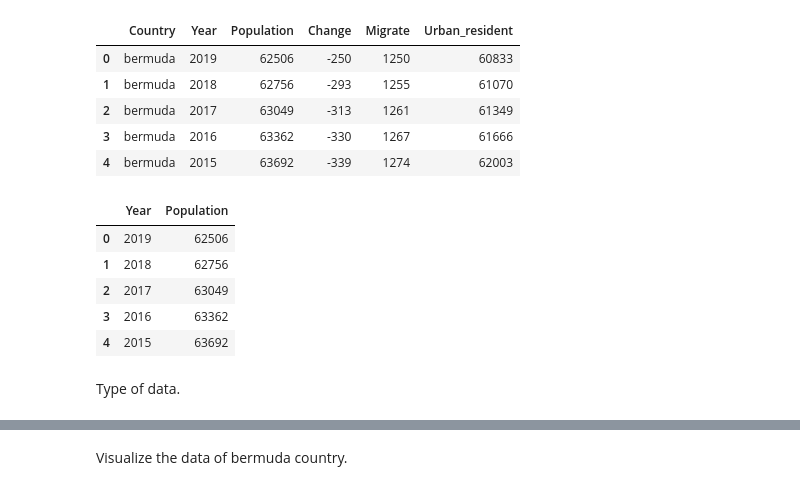
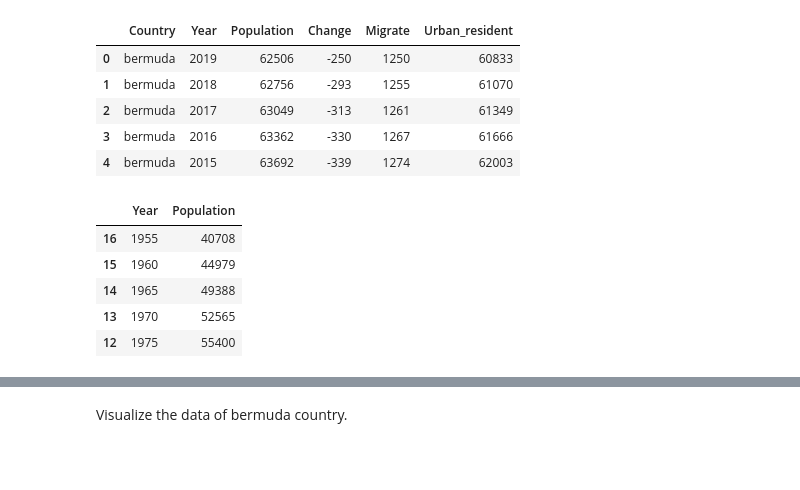
Before and after one commit to HoDangCao/Data-collection-and-population-analysis-of-Asia-and-North-America, a Jupyter notebook: DSProject - latest ver.ipynb, the cells around one changed output, grey strips where cells are left out. Saved outputs shown, nothing was run; the diff lists cells and outputs as text; code cells hidden in the pictures; blank space fills up the shorter version.

```diff
--- a/DSProject - latest ver.ipynb
+++ b/DSProject - latest ver.ipynb
@@ -247,10 +235,8 @@ List type in Urban_resident column:{<class 'str'>}
 -    The columns 'Urban_resident' has an inappropriate value (N.A.).Values like N.A. then at that time the urban population is also the population of that country. So we change the value for N.A. Then convert to int type
 # %%
 def check_Population(x):
-    if x['Urban_resident']=="N.A.":
-        return x['Population']
-    else:
-        return x['Urban_resident']
+    return x['Population'] if x['Urban_resident']=="N.A." else x['Urban_resident']
+
 df['Urban_resident']=df[['Urban_resident' ,'Population']].apply(check_Population,axis=1)
 df.Urban_resident=df.Urban_resident.apply(lambda x: x.replace(".",''))
 df.Urban_resident=df.Urban_resident.apply(lambda x: int(x))
@@ -611,14 +611,12 @@ bermudaInfo.head(5)
 | 3 | bermuda | 2016 | 63362 | -330 | 1267 | 61666 |
 | 4 | bermuda | 2015 | 63692 | -339 | 1274 | 62003 |
 # %%
-bermudaInfo1 = bermudaInfo[['Year','Population']]
-bermudaInfo1.head(5)
+bermudaInfo = bermudaInfo[['Year','Population']].sort_values('Year')
+bermudaInfo.head(5)
 # %% [output]
 |  | Year | Population |
-| 0 | 2019 | 62506 |
-| 1 | 2018 | 62756 |
-| 2 | 2017 | 63049 |
-| 3 | 2016 | 63362 |
-| 4 | 2015 | 63692 |
+| 16 | 1955 | 40708 |
+| 15 | 1960 | 44979 |
+| 14 | 1965 | 49388 |
+| 13 | 1970 | 52565 |
+| 12 | 1975 | 55400 |
-# %% [markdown]
-Type of data.
```
Also changed, not shown: parts of 25 cells of this notebook.
